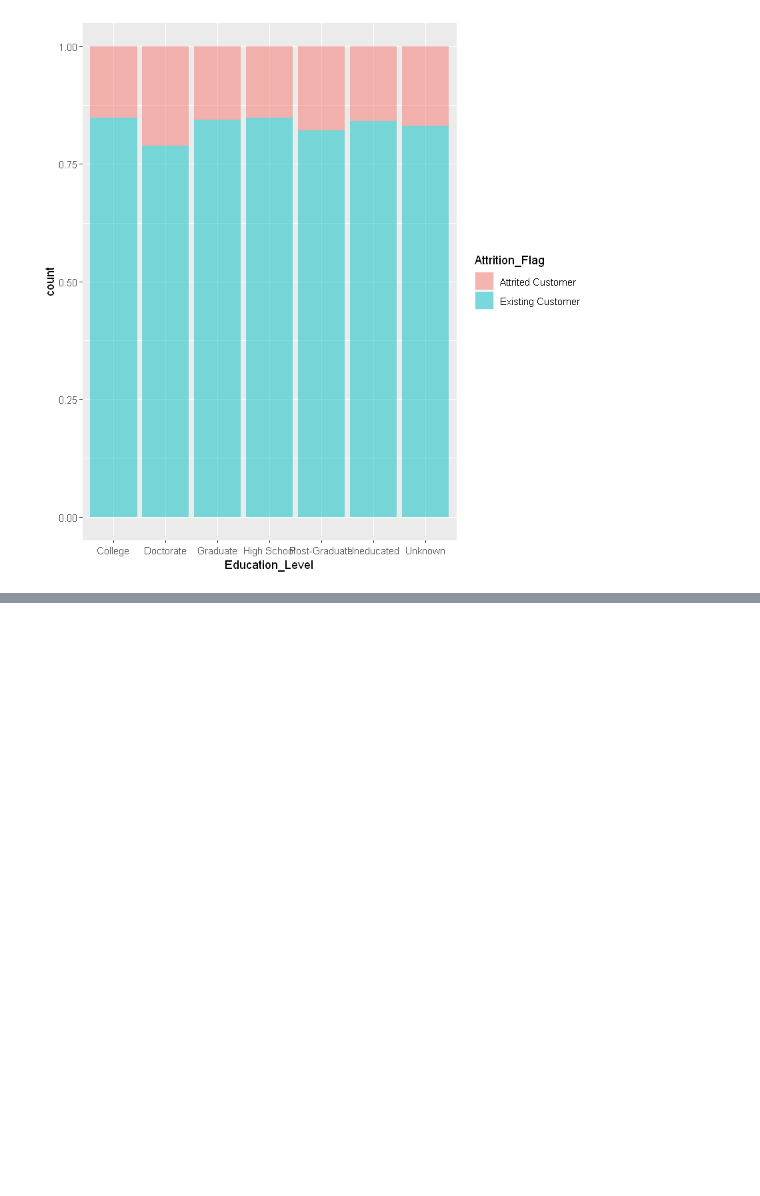
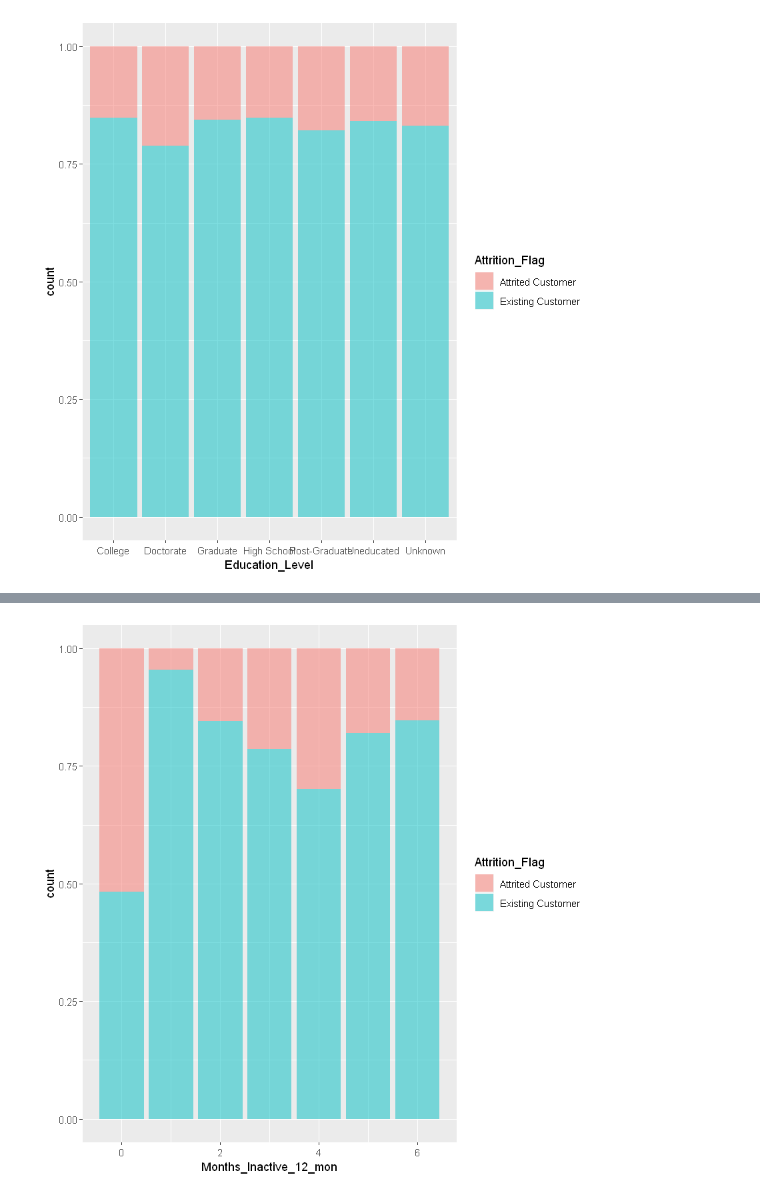
Before and after one commit to WeAreVR/Biba, a Jupyter notebook: BIBAR.ipynb, the cells around one changed output, grey strips where cells are left out. Saved outputs shown, nothing was run; the diff lists cells and outputs as text; code cells hidden in the pictures; blank space fills up the shorter version.

```diff
--- a/BIBAR.ipynb
+++ b/BIBAR.ipynb
@@ -70,0 +128,6 @@ geom_bar(alpha=0.5,position = "fill")
+# %%
+dataset %>%
+ggplot(aes(x=Months_Inactive_12_mon,fill=Attrition_Flag))+
+geom_bar(alpha=0.5,position = "fill")
+# %% [output]
+[figure, added]
```
Also changed, not shown: parts of 6 cells of this notebook, 1 other file.
